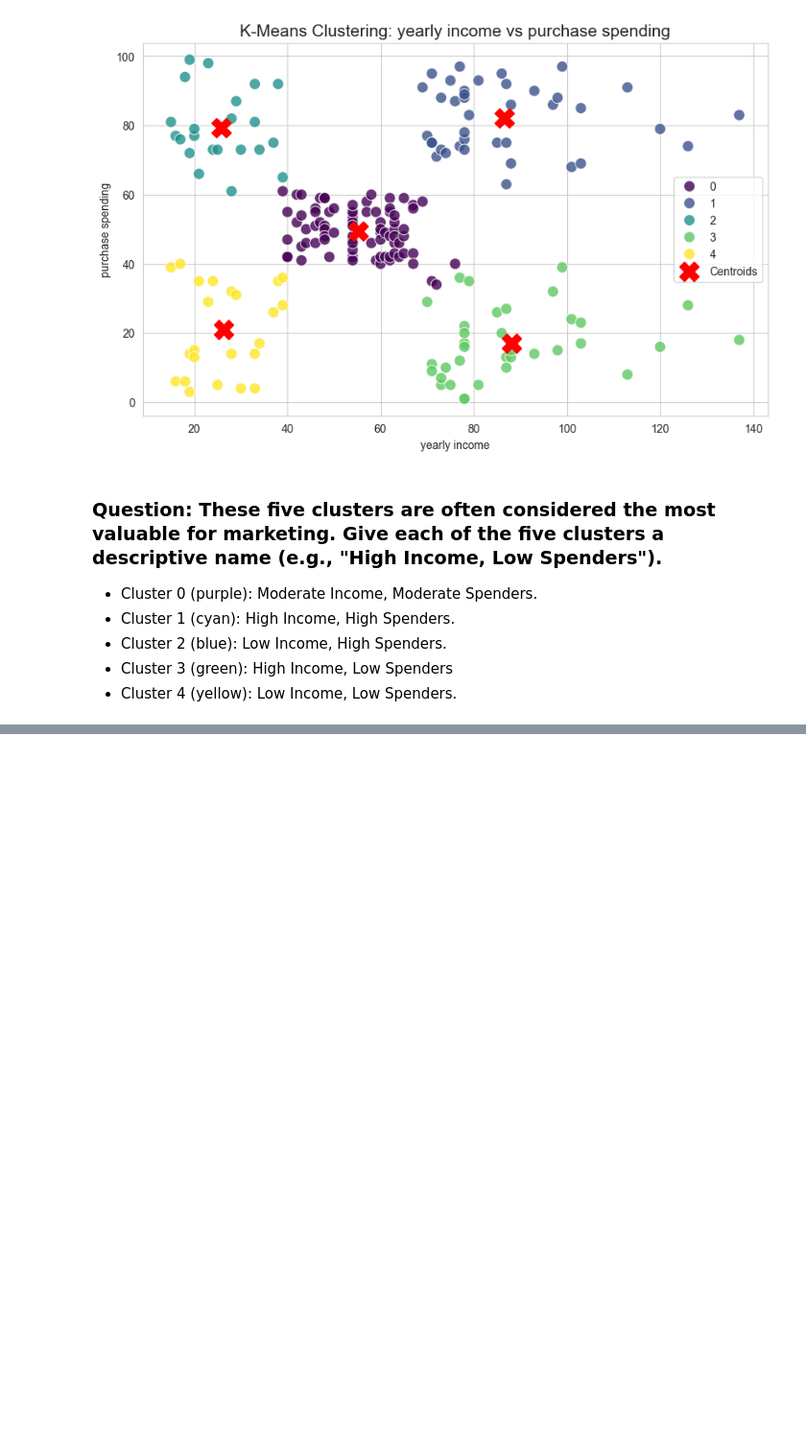
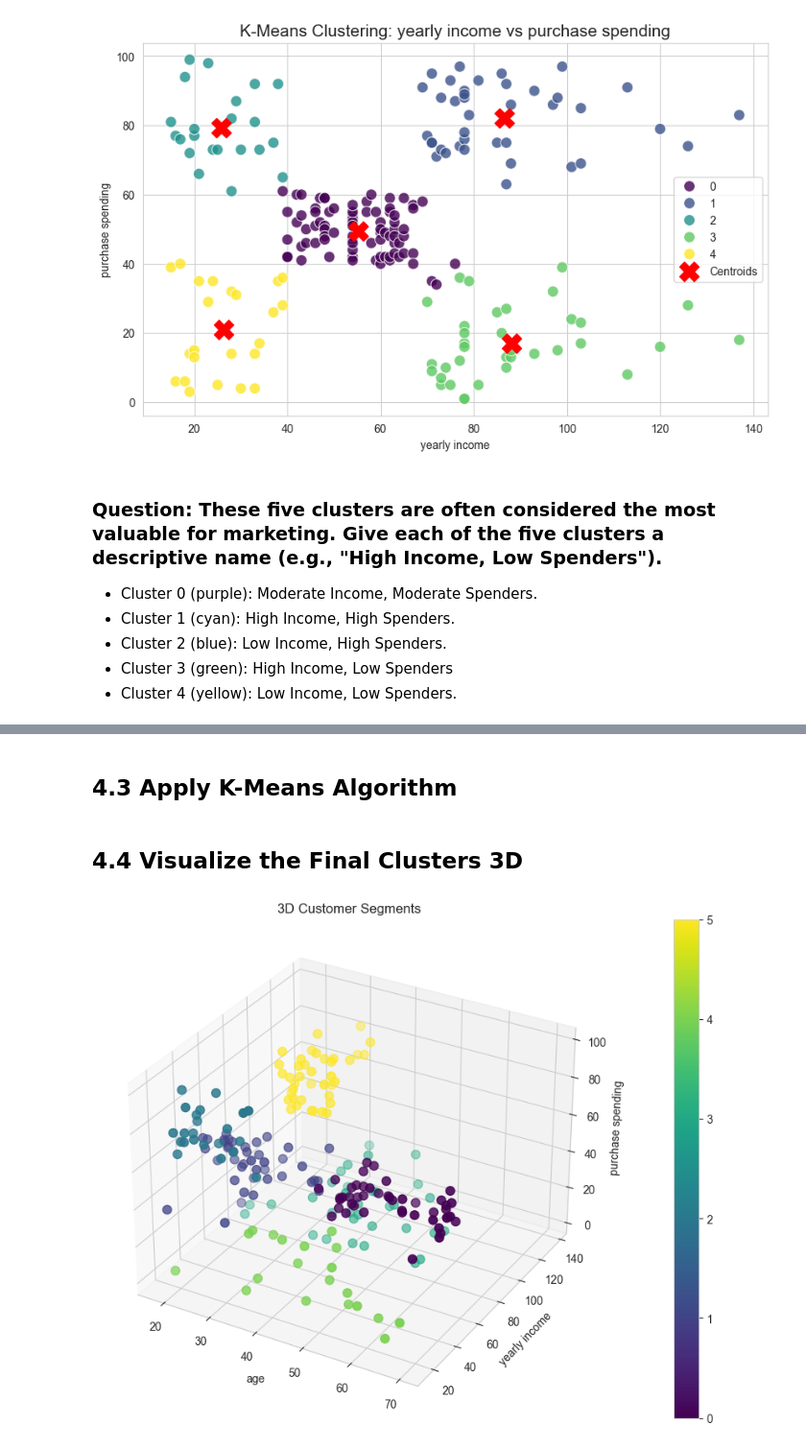
Before and after one commit to GitGud-f/customer-segmentation-kmeans, a Jupyter notebook: notebooks/analysis_report.ipynb, the cells around one changed output, grey strips where cells are left out. Shown at 96% size. Saved outputs shown, nothing was run; the diff lists cells and outputs as text; code cells hidden in the pictures; blank space fills up the shorter version.

```diff
--- a/notebooks/analysis_report.ipynb
+++ b/notebooks/analysis_report.ipynb
@@ -187,0 +221,20 @@ visualization.plot_kmeans_clusters(
+# %% [markdown]
+## 4.3 Apply K-Means Algorithm
+# %%
+optimal_k = 4
+labels_3d, centers_3d = clustering.fit_kmeans(df_scaled, n_clusters=optimal_k)
+
+# Add labels to the ORIGINAL dataframe for interpretation
+df_clean['cluster_3d'] = labels_3d
+# %% [markdown]
+## 4.4 Visualize the Final Clusters 3D
+# %%
+visualization.plot_3d_static(
+    df_clean,
+    x_col='age',
+    y_col='yearly income',
+    z_col='purchase spending',
+    labels=labels_3d
+)
+# %% [output]
+[figure, added]
```
Also changed, not shown: parts of 6 cells of this notebook, 3 other files.
